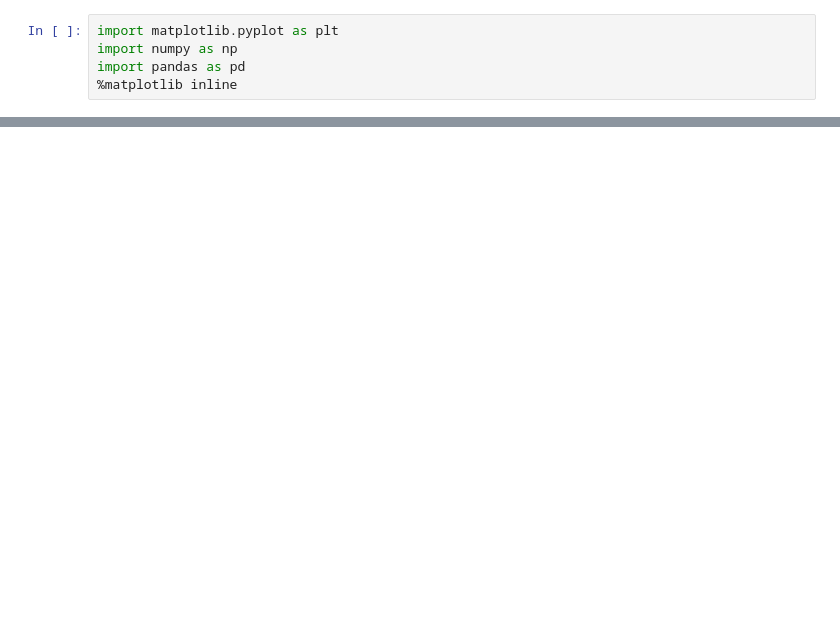
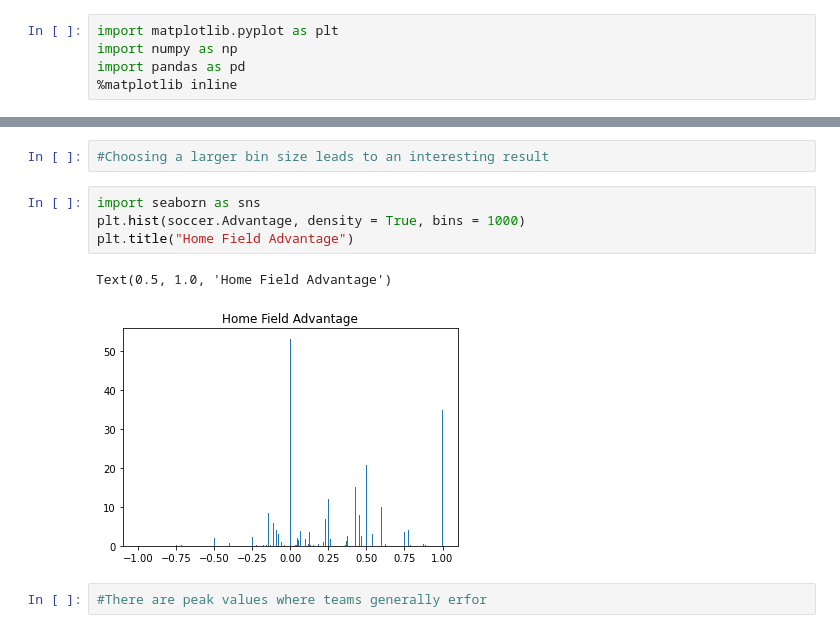
Before and after one commit to carlosajurado/Visualizing_Home_Advantage_In_Soccer_and_Football, a Jupyter notebook: Home_Advantage_In_Soccer.ipynb, the cells around one changed output, grey strips where cells are left out. Drawn from its saved outputs; the diff is of its cells as text; blank space fills up the shorter version.

```diff
--- a/Home_Advantage_In_Soccer.ipynb
+++ b/Home_Advantage_In_Soccer.ipynb
@@ -61,0 +67,11 @@ plt.plot([0,0], [0,1.5], color = "red")
+# %%
+#Choosing a larger bin size leads to an interesting result
+# %%
+import seaborn as sns
+plt.hist(soccer.Advantage, density = True, bins = 1000)
+plt.title("Home Field Advantage")
+# %% [output]
+Text(0.5, 1.0, 'Home Field Advantage')
+[figure, added]
+# %%
+#There are peak values where teams generally erfor
```
Also changed, not shown: parts of 4 cells of this notebook.
